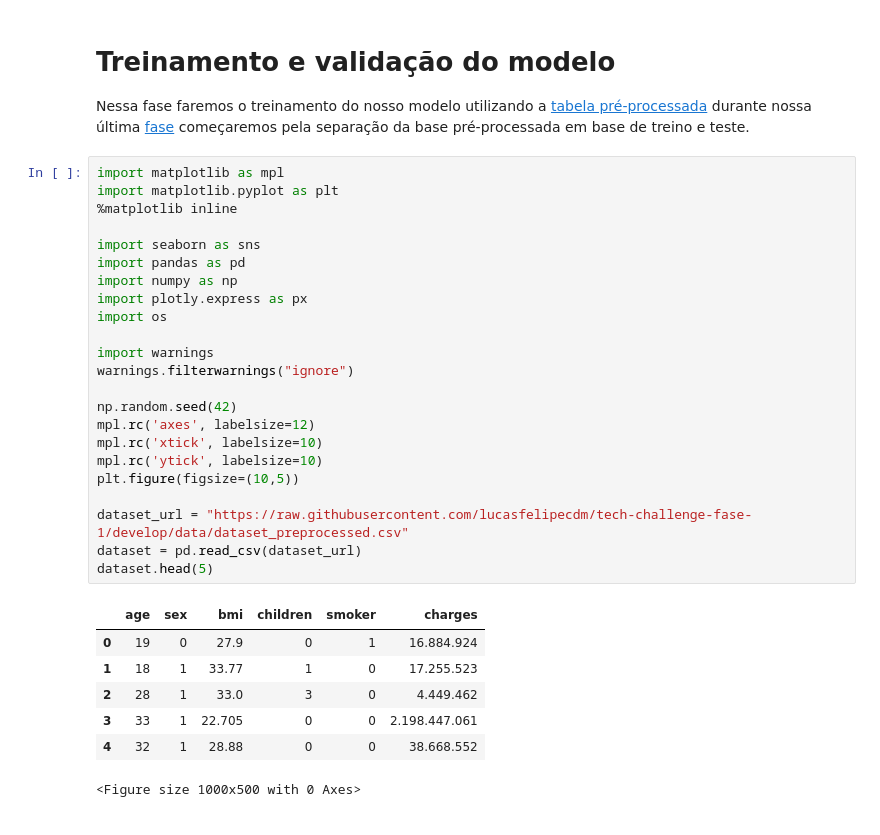
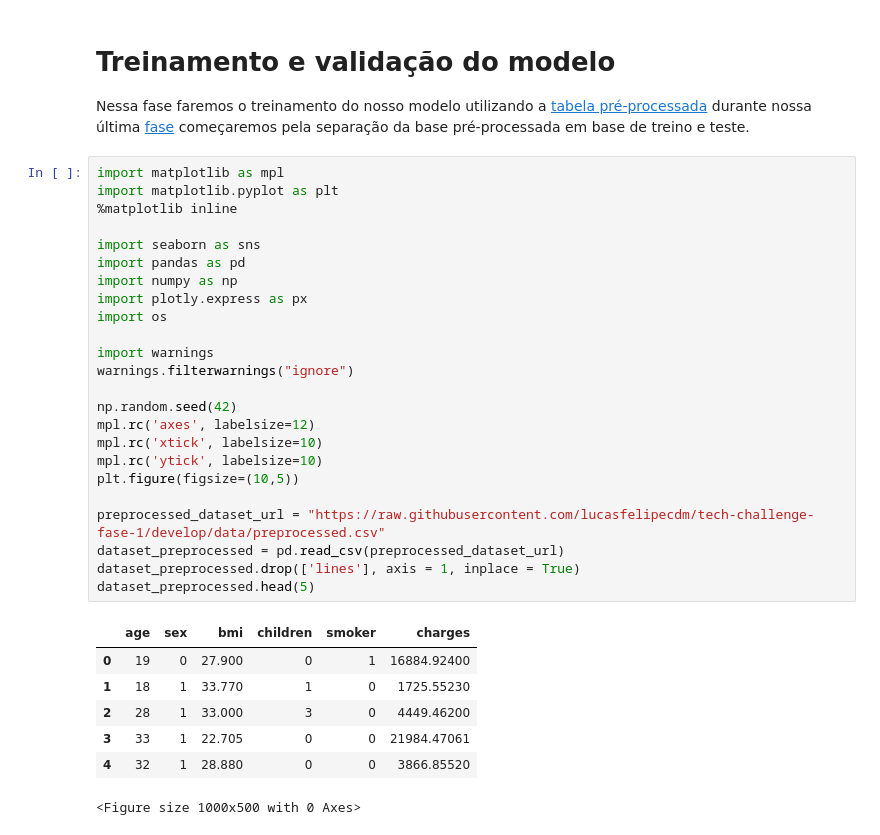
Before and after one commit to lucasfelipecdm/tech-challenge-fase-1, a Jupyter notebook: modeling/model_building_evaluation.ipynb, the cells around one changed output. Drawn from its saved outputs; the diff is of its cells as text.

```diff
--- a/modeling/model_building_evaluation.ipynb
+++ b/modeling/model_building_evaluation.ipynb
@@ -7,31 +7,32 @@ Nessa fase faremos o treinamento do nosso modelo utilizando a [tabela pré-proce
 # %%
 import matplotlib as mpl
 import matplotlib.pyplot as plt
 %matplotlib inline
 
 import seaborn as sns
 import pandas as pd
 import numpy as np
 import plotly.express as px
 import os
 
 import warnings
 warnings.filterwarnings("ignore")
 
 np.random.seed(42)
 mpl.rc('axes', labelsize=12)
 mpl.rc('xtick', labelsize=10)
 mpl.rc('ytick', labelsize=10)
 plt.figure(figsize=(10,5))
 
-dataset_url = "https://raw.githubusercontent.com/lucasfelipecdm/tech-challenge-fase-1/develop/data/dataset_preprocessed.csv"
-dataset = pd.read_csv(dataset_url)
-dataset.head(5)
+preprocessed_dataset_url = "https://raw.githubusercontent.com/lucasfelipecdm/tech-challenge-fase-1/develop/data/preprocessed.csv"
+dataset_preprocessed = pd.read_csv(preprocessed_dataset_url)
+dataset_preprocessed.drop(['lines'], axis = 1, inplace = True)
+dataset_preprocessed.head(5)
 # %% [output]
 |  | age | sex | bmi | children | smoker | charges |
-| 0 | 19 | 0 | 27.9 | 0 | 1 | 16.884.924 |
-| 1 | 18 | 1 | 33.77 | 1 | 0 | 17.255.523 |
-| 2 | 28 | 1 | 33.0 | 3 | 0 | 4.449.462 |
-| 3 | 33 | 1 | 22.705 | 0 | 0 | 2.198.447.061 |
-| 4 | 32 | 1 | 28.88 | 0 | 0 | 38.668.552 |
+| 0 | 19 | 0 | 27.900 | 0 | 1 | 16884.92400 |
+| 1 | 18 | 1 | 33.770 | 1 | 0 | 1725.55230 |
+| 2 | 28 | 1 | 33.000 | 3 | 0 | 4449.46200 |
+| 3 | 33 | 1 | 22.705 | 0 | 0 | 21984.47061 |
+| 4 | 32 | 1 | 28.880 | 0 | 0 | 3866.85520 |
 <Figure size 1000x500 with 0 Axes>
```
Also changed, not shown: parts of 34 cells of this notebook.
